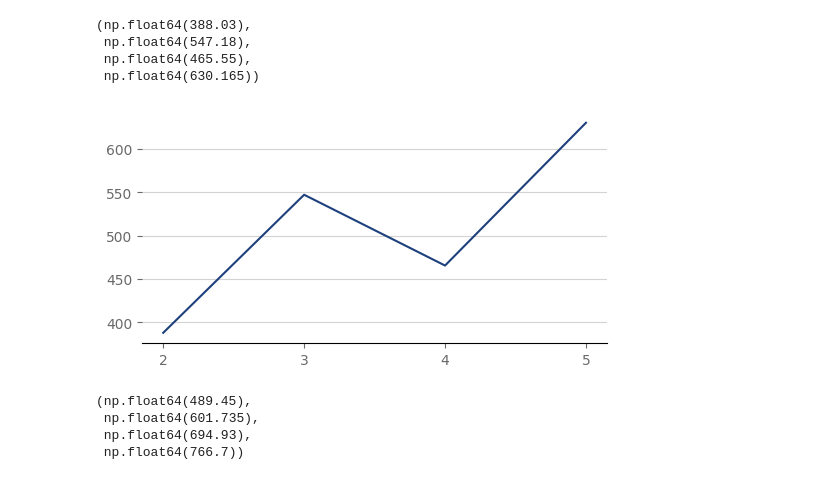
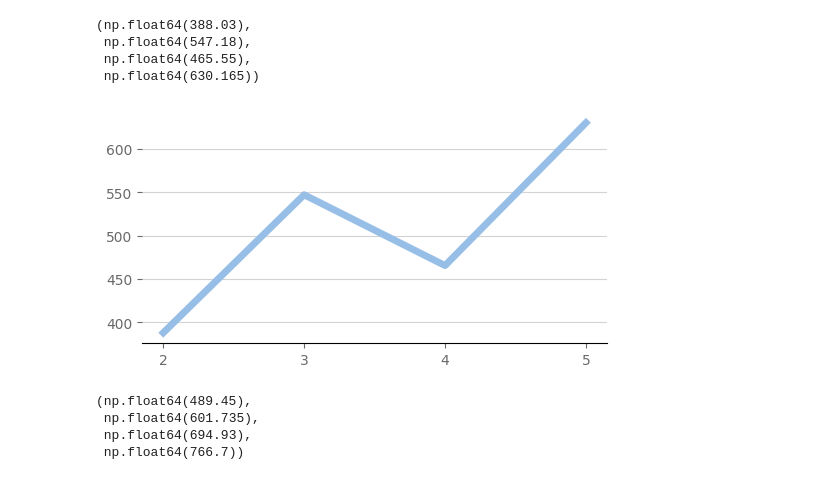
Before and after one commit to PSU-AI801-Group1-Fall-2024/2048-experiments, a Jupyter notebook: data-synthensis.ipynb, the cells around one changed output. Cells and saved outputs as stored; diff of their text form; code cells hidden in the pictures.

Commit message:
added graph for overall performance

```diff
--- a/data-synthensis.ipynb
+++ b/data-synthensis.ipynb
@@ -16,13 +16,13 @@ def won(df):
 # %% [markdown]
 # Plotting
 # %%
-def line_plot(x, y):
+def line_plot(x, y, color = color_psu_beaver_blue):
     xs = [str(xi) for xi in x]
     fig, ax1 = plt.subplots()
     fig.set_figwidth(6)
     fig.set_figheight(3)
 
-    l1 = ax1.plot(xs, y, color = color_psu_beaver_blue)
+    l1 = ax1.plot(xs, y, color = color, linewidth = 5)
 
     plt.tick_params(axis='y', colors='dimgrey')
     plt.tick_params(axis='x', colors='dimgrey')
@@ -237,15 +237,15 @@ np.float64(119.055)
 # %%
 x = [2, 3, 4, 5]
 y = [
     df_expectimax_2['Iterations'].mean(),
     df_expectimax_3['Iterations'].mean(),
     df_expectimax_4['Iterations'].mean(),
     df_expectimax_5['Iterations'].mean(),
 ]
 
-line_plot(x, y)
+line_plot(x, y, color_psu_pugh_blue)
 # %% [output]
-[figure, old version]
+[figure, new version]
 # %%
 (
     df_mcts_24['Iterations'].mean(),
```
Also changed, not shown: parts of 7 cells of this notebook.
